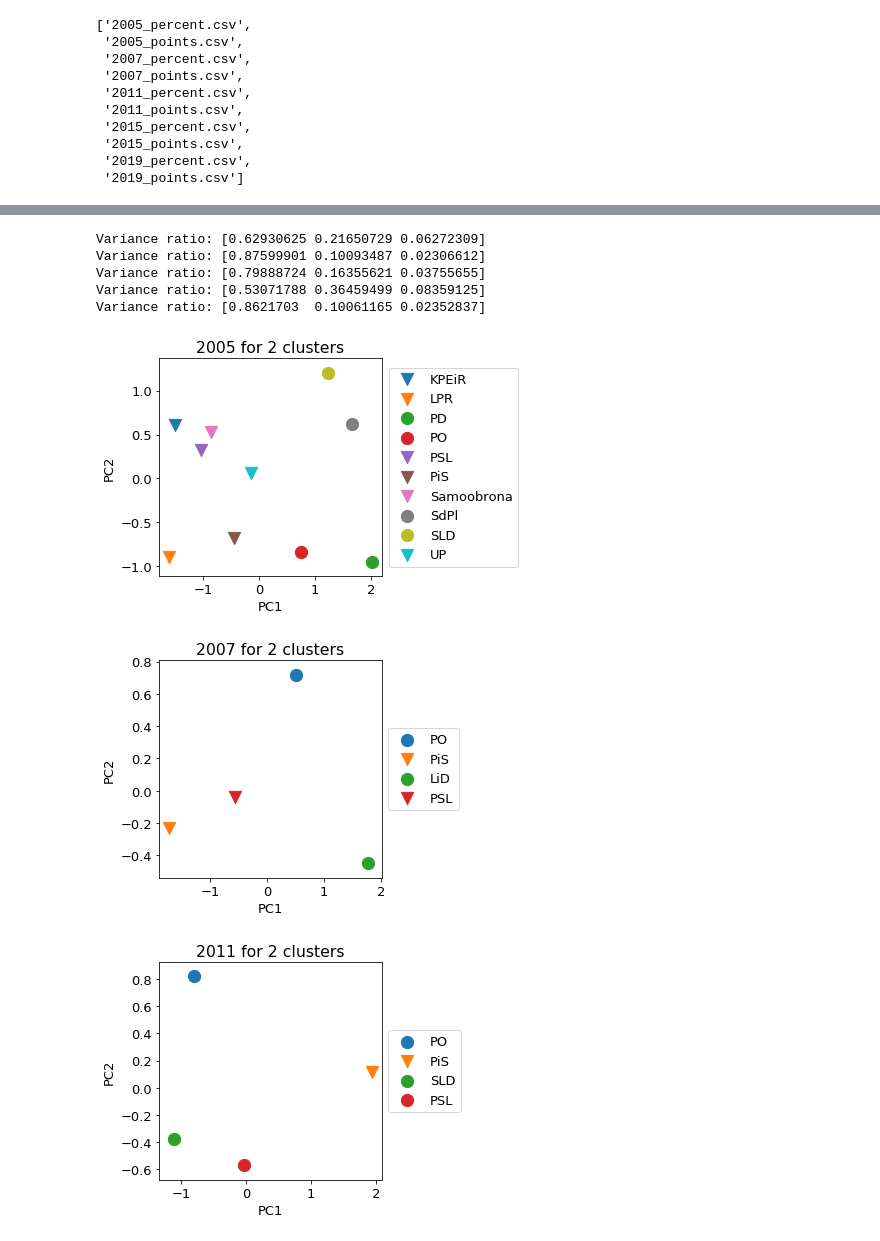
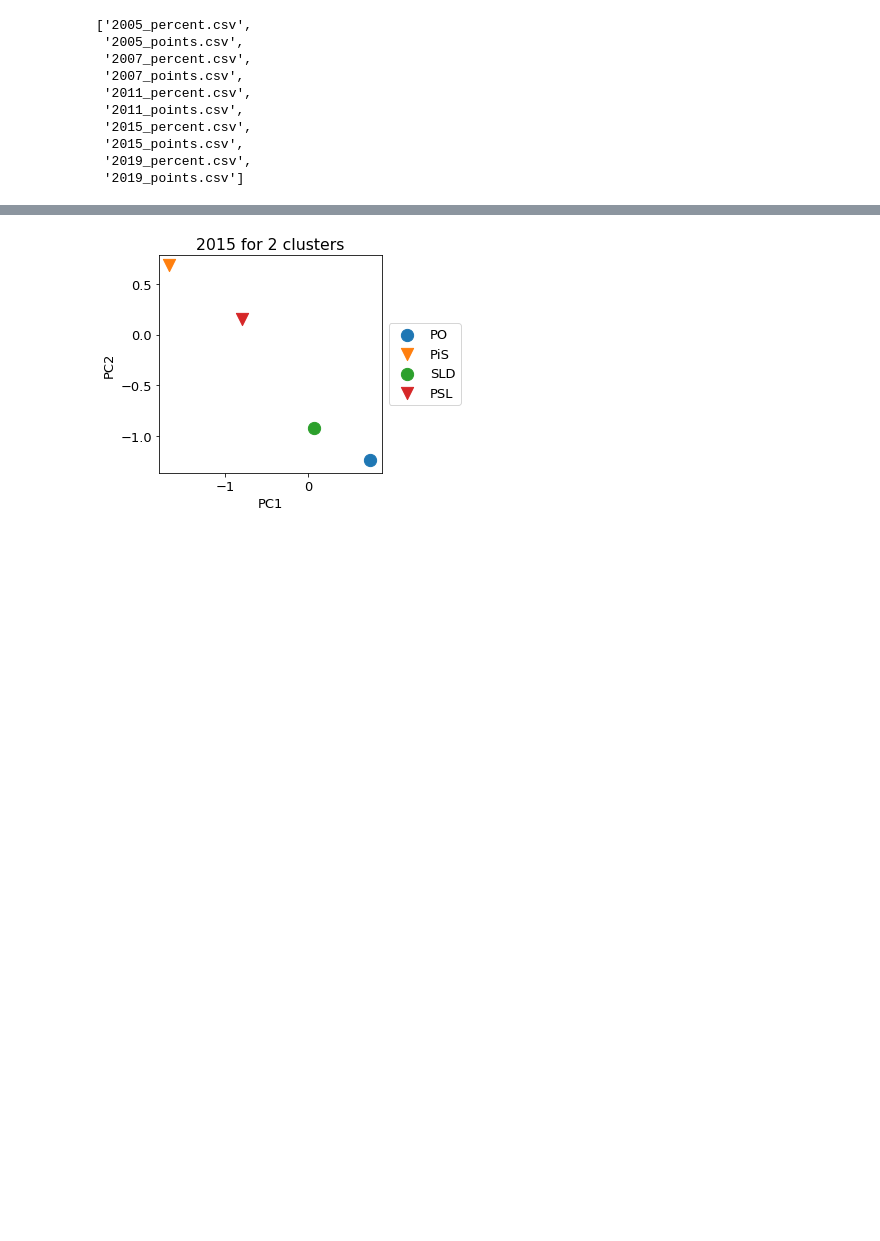
Before and after one commit to MarBry111/Forecast_Election_Poland, a Jupyter notebook: Compare_parties.ipynb, the cells around one changed output, grey strips where cells are left out. Saved outputs shown, nothing was run; the diff lists cells and outputs as text; code cells hidden in the pictures; blank space fills up the shorter version.

Commit message:
computed Kmeans for second party 2015 and ploting election polls

```diff
--- a/Compare_parties.ipynb
+++ b/Compare_parties.ipynb
@@ -44,10 +44,10 @@ files
 if False:
     pd_list = [(lambda x: pd.read_csv(path+x,index_col=0, header=0).T)(f) for f in files]
 
-    val = 100
+    val = 50
     for pi, pl in enumerate(pd_list):
-        pl.index = [ind.replace('*','').replace('\r','').replace('\n','').replace('- ','').replace('+ ','+').replace(' +','+')  for ind in pl.index]
-        pl.columns = [ind.replace('*','').replace('\r','').replace('\n','').replace('+ ','+').replace(' +','+') for ind in pl.columns]
+        pl.index = [ind.replace('*','').replace('\r','').replace('\n','').replace('- ','').replace('+ ','+').replace(' +','+').replace('"','')  for ind in pl.index]
+        pl.columns = [ind.replace('*','').replace('\r','').replace('\n','').replace('+ ','+').replace(' +','+').replace('"','')  for ind in pl.columns]
 
         pl[pl == '-'] = 0
         pl = pl.fillna(0)
@@ -111,6 +155,7 @@ pd_list[0]
 path = 'dane_pdf/charaktetyryka_pogladow/'
 files = list(filter(lambda x: os.path.isfile(path+x), os.listdir(path)))
 files.sort()
+files = [ f for f in files if "_org" not in f ]
 files
 # %% [output]
 ['2005_percent.csv',
@@ -169,0 +273,7 @@ Variance ratio: [0.8621703  0.10061165 0.02352837] Total var: 0.9627819444345193
+# %%
+inx = 7
+pca = PCA(n_components=3)
+pca.fit(op_list[inx])
+
+df_to_work = op_list[inx].iloc[:-1,:]
+df_to_work
@@ -170,37 +286,28 @@ Variance ratio: [0.8621703  0.10061165 0.02352837] Total var: 0.9627819444345193
 # %%
-for inx in np.arange(1,len(op_list),2):
-    pca = PCA(n_components=3)
-    pca.fit(op_list[inx])
+X_pca=pca.transform(op_list[inx])
+#print('Variance ratio:', pca.explained_variance_ratio_)
 
-    X_pca=pca.transform(op_list[inx])
-    print('Variance ratio:', pca.explained_variance_ratio_)
+parties_Kmeans = KMeans(n_clusters=2)
+parties_Kmeans = parties_Kmeans.fit(df_to_work)
 
-    parties_Kmeans = KMeans(n_clusters=2)
-    parties_Kmeans = parties_Kmeans.fit(op_list[inx])
+embedding = MDS(n_components=2)
+MDS_parties = embedding.fit_transform(df_to_work)
 
-    embedding = MDS(n_components=2)
-    MDS_parties = embedding.fit_transform(op_list[inx])
+mm = ['o', 'v' ,'s']
+plt.figure(figsize=(4,4))
+plt.rcParams.update({'font.size': 13})
 
-    mm = ['o', 'v' ,'s']
-    plt.figure(figsize=(4,4))
-    plt.rcParams.update({'font.size': 13})
+for i in range(df_to_work.shape[0]):
+    m = mm[parties_Kmeans.labels_[i]]
+    #plt.scatter(MDS_parties[i,1],MDS_parties[i,1], marker=m, s = 150)
+    plt.scatter(X_pca[i,0],X_pca[i,1], marker=m, s = 150)
 
-    for i in range(op_list[inx].shape[0]):
-        m = mm[parties_Kmeans.labels_[i]]
-        #plt.scatter(MDS_parties[i,1],MDS_parties[i,1], marker=m, s = 150)
-        plt.scatter(X_pca[i,0],X_pca[i,1], marker=m, s = 150)
+plt.title(years[inx//2]+' for 2 clusters')
+plt.xlabel("PC1")
+plt.ylabel("PC2")
+plt.legend(df_to_work.index.values.tolist( ), loc='center left', bbox_to_anchor=(1, 0.5))
 
-    plt.title(years[inx//2]+' for 2 clusters')
-    plt.xlabel("PC1")
-    plt.ylabel("PC2")
-    plt.legend(op_list[inx].index.values.tolist( ), loc='center left', bbox_to_anchor=(1, 0.5))
-    plt.plot()
+plt.savefig('dane_pdf/charaktetyryka_pogladow/images/'+years[inx//2]+'_2_clusters.png',
+       bbox_inches='tight')
 # %% [output]
-Variance ratio: [0.62930625 0.21650729 0.06272309]
-Variance ratio: [0.87599901 0.10093487 0.02306612]
-Variance ratio: [0.79888724 0.16355621 0.03755655]
-Variance ratio: [0.53071788 0.36459499 0.08359125]
-Variance ratio: [0.8621703  0.10061165 0.02352837]
-[figure, old version]
+[figure, new version]
-[figure, removed]
-[figure, removed]
```
Also changed, not shown: parts of 15 cells of this notebook, 1 other file.
